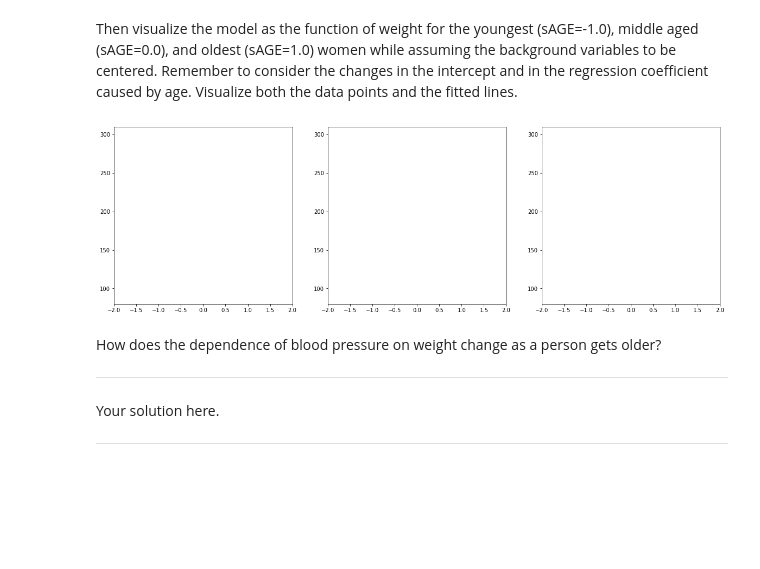
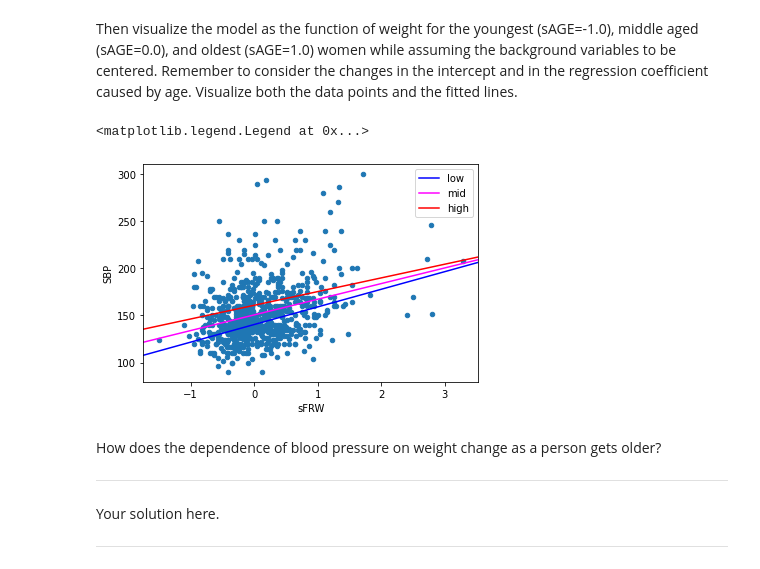
Before and after one commit to nyksy/data-analysis-with-python-2021, a Jupyter notebook: part08/src/project_notebook_regression_analysis.ipynb, the cells around one changed output. Cells and saved outputs as stored; diff of their text form; code cells hidden in the pictures; blank space fills up the shorter version.

```diff
--- a/part08/src/project_notebook_regression_analysis.ipynb
+++ b/part08/src/project_notebook_regression_analysis.ipynb
@@ -114,13 +111,42 @@ Try to add to the model all the interactions with other variables.
 fit = smf.ols('SBP ~ sFRW + SEX + sFRW:SEX + sCHOL + sCHOL:SEX + sCHOL:sFRW + sAGE + sAGE:sFRW + sAGE:SEX + sAGE:sCHOL', data=fram).fit()
 # %% [markdown]
 Then visualize the model as the function of weight for the youngest (sAGE=-1.0), middle aged (sAGE=0.0), and oldest (sAGE=1.0) women while assuming the background variables to be centered. Remember to consider the changes in the intercept and in the regression coefficient caused by age. Visualize both the data points and the fitted lines.
-# %%
-# exercise 7
-# Put your solution here!
-# TODO
-fig, ax=plt.subplots(1,3, subplot_kw={"xlim": (-2, 2),"ylim": (80,310),"xlabel":"","ylabel":""}, figsize=(20,6))
-# %% [output]
-[figure, removed]
+# %%
+# exercise 7
+# Put your solution here!
+
+#params
+p = fit.params
+
+#scatter
+fram[fram.SEX=="female"].plot.scatter("sFRW","SBP")
+
+#lines
+abline_plot(
+    intercept=p.Intercept-p["sAGE"],
+    slope=p.sFRW-p["sAGE:sFRW"],
+    ax=plt.gca(),
+    color="blue",
+    label="low"
+)
+abline_plot(
+    intercept=p.Intercept,
+    slope=p.sFRW,
+    ax=plt.gca(),
+    color="magenta",
+    label="mid"
+)
+abline_plot(
+    intercept=p.Intercept+p["sAGE"],
+    slope=p.sFRW+p["sAGE:sFRW"],
+    ax=plt.gca(),
+    color="red",
+    label="high"
+)
+plt.legend()
+# %% [output]
+<matplotlib.legend.Legend at 0x...>
+[figure, added]
 # %% [markdown]
 How does the dependence of blood pressure on weight change as a person gets older?
 ***
```
Also changed, not shown: parts of 13 cells of this notebook.
